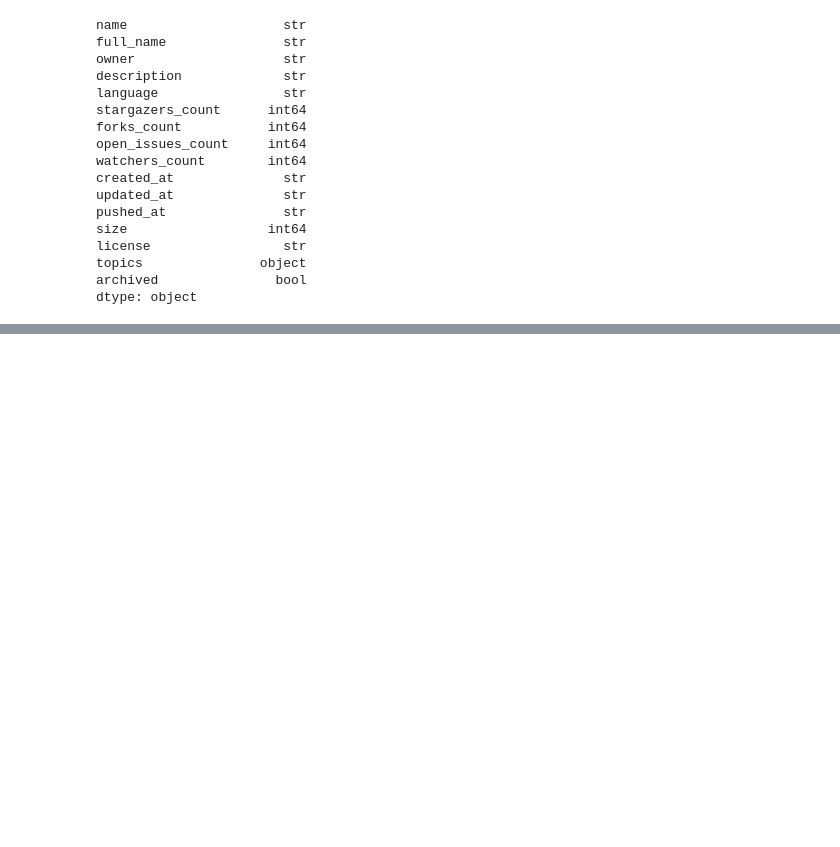
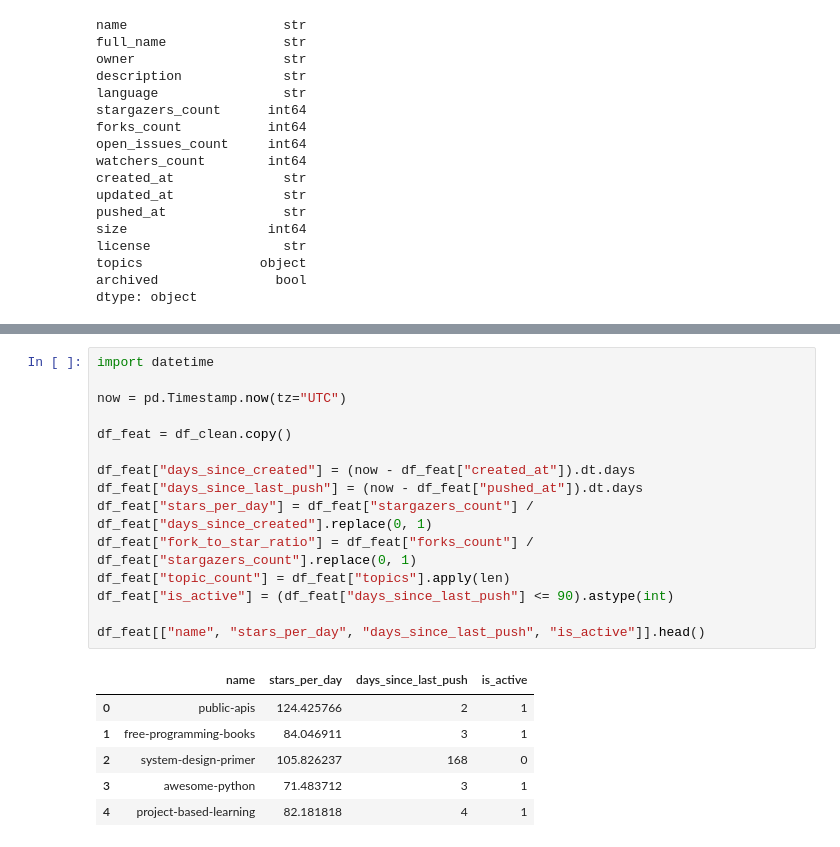
Before and after one commit to AyushPratap05/ML, a Jupyter notebook: github-repo.ipynb, the cells around one changed output, grey strips where cells are left out. Cells and saved outputs as stored; diff of their text form; blank space fills up the shorter version.

```diff
--- a/github-repo.ipynb
+++ b/github-repo.ipynb
@@ -243,0 +280,22 @@ dtype: object
+# %%
+import datetime
+
+now = pd.Timestamp.now(tz="UTC")
+
+df_feat = df_clean.copy()
+
+df_feat["days_since_created"] = (now - df_feat["created_at"]).dt.days
+df_feat["days_since_last_push"] = (now - df_feat["pushed_at"]).dt.days
+df_feat["stars_per_day"] = df_feat["stargazers_count"] / df_feat["days_since_created"].replace(0, 1)
+df_feat["fork_to_star_ratio"] = df_feat["forks_count"] / df_feat["stargazers_count"].replace(0, 1)
+df_feat["topic_count"] = df_feat["topics"].apply(len)
+df_feat["is_active"] = (df_feat["days_since_last_push"] <= 90).astype(int)
+
+df_feat[["name", "stars_per_day", "days_since_last_push", "is_active"]].head()
+# %% [output]
+|  | name | stars_per_day | days_since_last_push | is_active |
+| 0 | public-apis | 124.425766 | 2 | 1 |
+| 1 | free-programming-books | 84.046911 | 3 | 1 |
+| 2 | system-design-primer | 105.826237 | 168 | 0 |
+| 3 | awesome-python | 71.483712 | 3 | 1 |
+| 4 | project-based-learning | 82.181818 | 4 | 1 |
```
Also changed, not shown: parts of 10 cells of this notebook, 1 other file.
